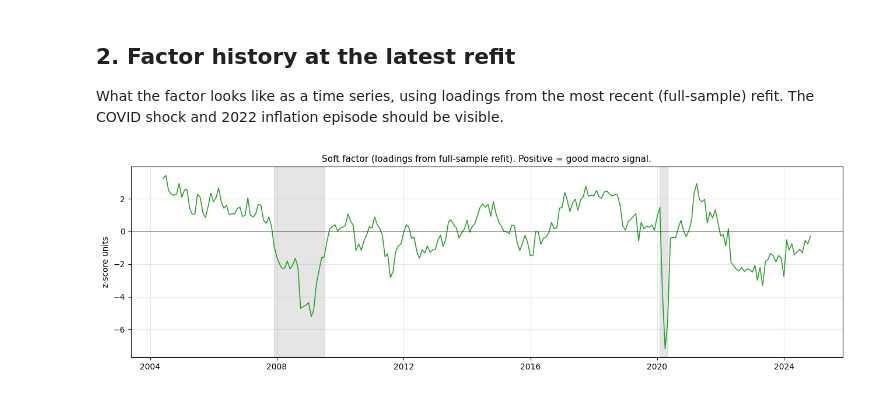
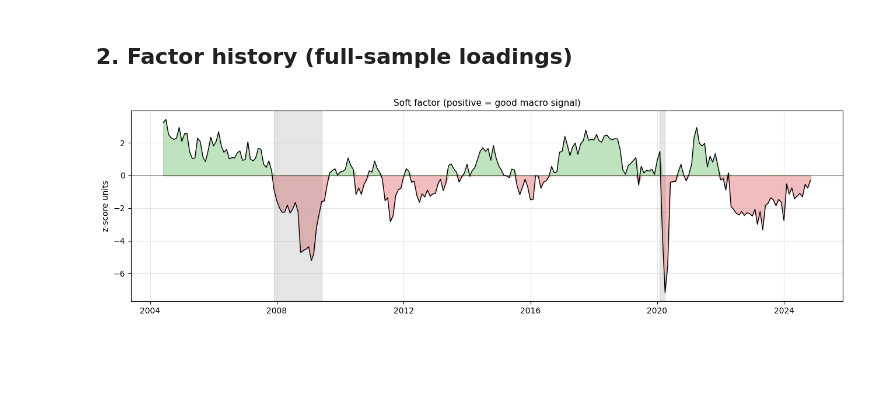
Before and after one commit to mbsls/sdht, a Jupyter notebook: notebooks/03_soft_factor.ipynb, the cells around one changed output. Cells and saved outputs as stored; diff of their text form; code cells hidden in the pictures; blank space fills up the shorter version.

```diff
--- a/notebooks/03_soft_factor.ipynb
+++ b/notebooks/03_soft_factor.ipynb
@@ -20,26 +21,31 @@ indicators.
 import warnings
 warnings.simplefilter('ignore')
 
-import sys
+import sys, pickle
 from pathlib import Path
 sys.path.insert(0, str(Path.cwd().parent))
 
 import numpy as np
 import pandas as pd
 import matplotlib.pyplot as plt
-import yaml
-from fredapi import Fred
 
 from load_config import load_config
-from evaluation.feature_frame import load_inputs, build_feature_frame
+from evaluation.feature_frame import build_feature_frame
+from evaluation.harness import monthly_origins
+from evaluation.gw import gw_test
 from models.soft_factor import SoftFactor
 
 ROOT = Path.cwd().parent
 cfg = load_config(str(ROOT / 'configs/us.yaml'), secrets_path=str(ROOT / 'config.yaml'))
-fred = Fred(api_key=cfg['api_key'])
-cubes, static = load_inputs(cfg, fred, cube_dir=str(ROOT / 'data/vintages/cubes'))
+with open(ROOT / 'data/cache/inputs.pkl', 'rb') as f:
+    d = pickle.load(f)
+cubes, static = d['cubes'], d['static']
 
-SOFT = ['consumer_sentiment', 'epu', 'empire_state_mfg', 'philly_fed_mfg', 'dallas_fed_mfg']
+vix_m = static['VIXCLS'].copy(); vix_m.index = pd.to_datetime(vix_m.index)
+vix_m = vix_m.resample('MS').mean()
 
-from evaluation.harness import monthly_origins
-ORIGINS = monthly_origins('2018-01-01', '2024-12-01')
+BANDS = [(pd.Timestamp('2007-12-01'), pd.Timestamp('2009-06-01')),
+         (pd.Timestamp('2020-02-01'), pd.Timestamp('2020-04-01'))]
+
+SOFT = ['consumer_sentiment','epu','empire_state_mfg','philly_fed_mfg','dallas_fed_mfg']
+ORIGINS = monthly_origins('2018-01-01','2024-12-01')
@@ -90,32 +92,19 @@ Explained variance ratio: mean 0.629, range [0.604, 0.654]
-# %% [markdown]
-## 2. Factor history at the latest refit
-
-What the factor looks like as a time series, using loadings from the most
-recent (full-sample) refit. The COVID shock and 2022 inflation episode
-should be visible.
+# %% [markdown]
+## 2. Factor history (full-sample loadings)
 # %%
-as_of = pd.Timestamp('2024-12-01')
-ff = build_feature_frame(cfg, cubes, static, as_of, variables=SOFT)
+ff = build_feature_frame(cfg, cubes, static, pd.Timestamp('2024-12-01'), variables=SOFT)
 sf = SoftFactor(SOFT, n_components=1, sign_reference='consumer_sentiment').fit(ff)
 scores = sf.transform(ff).dropna()
 
-nber = fred.get_series('USRECM').reindex(pd.date_range('2004-01-01','2024-12-01', freq='MS'))
-def recession_bands(s):
-    s = s.fillna(0).astype(int); out, in_rec, start = [], False, None
-    for d, v in s.items():
-        if v == 1 and not in_rec: start, in_rec = d, True
-        elif v == 0 and in_rec:   out.append((start, d)); in_rec = False
-    if in_rec: out.append((start, s.index[-1]))
-    return out
-BANDS = recession_bands(nber)
-
 fig, ax = plt.subplots(figsize=(13, 4))
-ax.plot(scores.index, scores['soft_f1'], lw=1.2, color='#2ca02c')
+ax.fill_between(scores.index, scores['soft_f1'].clip(upper=0), 0, color='#d62728', alpha=0.3)
+ax.fill_between(scores.index, scores['soft_f1'].clip(lower=0), 0, color='#2ca02c', alpha=0.3)
+ax.plot(scores.index, scores['soft_f1'], color='black', lw=1.0)
 for s_, e_ in BANDS:
     ax.axvspan(s_, e_, color='grey', alpha=0.2)
 ax.axhline(0, color='black', lw=0.4)
-ax.set_title('Soft factor (loadings from full-sample refit). Positive = good macro signal.', fontsize=11)
+ax.set_title('Soft factor (positive = good macro signal)', fontsize=11)
 ax.set_ylabel('z-score units'); ax.grid(alpha=0.3)
 plt.tight_layout(); plt.show()
 # %% [output]
-[figure, old version]
+[figure, new version]
```
Also changed, not shown: parts of 15 cells of this notebook, 2 other files.
